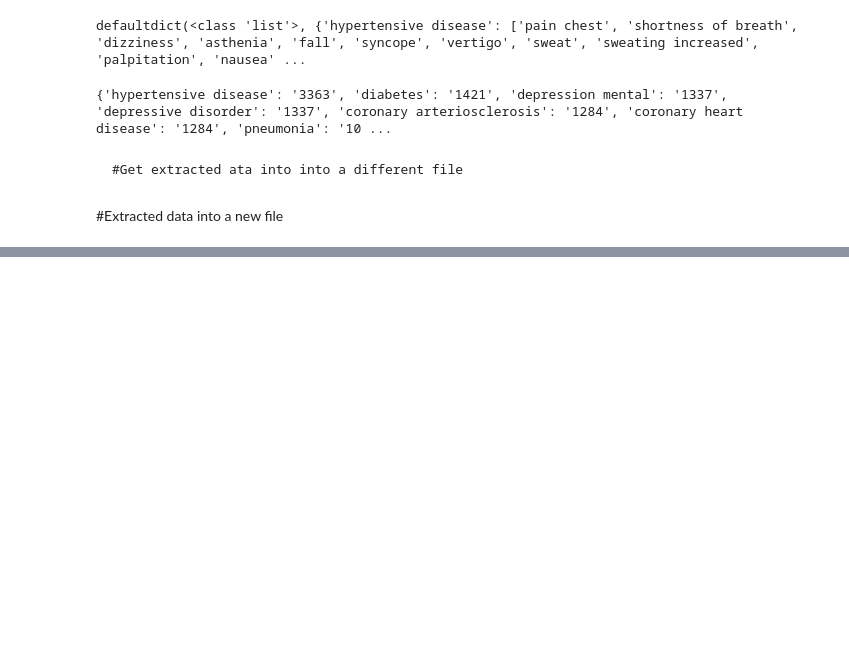
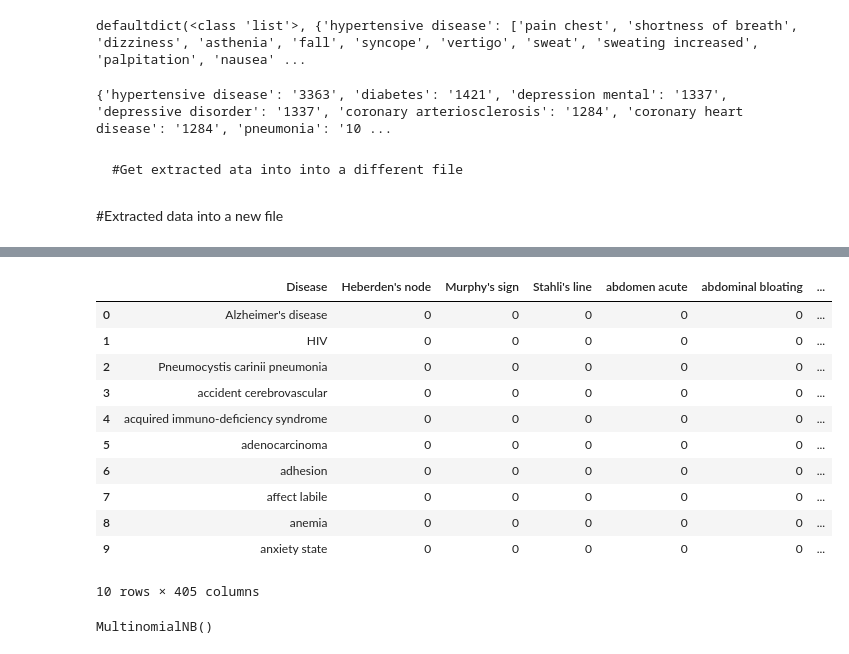
Before and after one commit to gyatashoa/final-year-project, a Jupyter notebook: data-analysis-and-ml-code/disease-set-data-preprocessing.ipynb, the cells around one changed output, grey strips where cells are left out. Drawn from its saved outputs; the diff is of its cells as text; code cells hidden in the pictures; blank space fills up the shorter version.

```diff
--- a/data-analysis-and-ml-code/disease-set-data-preprocessing.ipynb
+++ b/data-analysis-and-ml-code/disease-set-data-preprocessing.ipynb
@@ -71,0 +100,4 @@ array(['decubitus ulcer'], dtype=object)
+# %%
+df_pivoted = pd.concat([df_s,df_1], axis=1)
+# %%
+df_pivoted.drop_duplicates(keep='first',inplace=True)
@@ -71,0 +130,19 @@ array(['decubitus ulcer'], dtype=object)
+# %%
+df_pivoted = df_pivoted.groupby('Disease').sum()
+# %%
+df_pivoted = df_pivoted.reset_index()
+# %%
+df_pivoted[:10]
+# %% [output]
+|  | Disease | Heberden's node | Murphy's sign | Stahli's line | abdomen acute | abdominal bloating | ... |
+| 0 | Alzheimer's disease | 0 | 0 | 0 | 0 | 0 | ... |
+| 1 | HIV | 0 | 0 | 0 | 0 | 0 | ... |
+| 2 | Pneumocystis carinii pneumonia | 0 | 0 | 0 | 0 | 0 | ... |
+| 3 | accident cerebrovascular | 0 | 0 | 0 | 0 | 0 | ... |
+| 4 | acquired immuno-deficiency syndrome | 0 | 0 | 0 | 0 | 0 | ... |
+| 5 | adenocarcinoma | 0 | 0 | 0 | 0 | 0 | ... |
+| 6 | adhesion | 0 | 0 | 0 | 0 | 0 | ... |
+| 7 | affect labile | 0 | 0 | 0 | 0 | 0 | ... |
+| 8 | anemia | 0 | 0 | 0 | 0 | 0 | ... |
+| 9 | anxiety state | 0 | 0 | 0 | 0 | 0 | ... |
+10 rows × 405 columns
@@ -71,0 +160,5 @@ array(['decubitus ulcer'], dtype=object)
+# %%
+mnb = MultinomialNB()
+mnb.fit(X_train,y_train)
+# %% [output]
+MultinomialNB()
```
Also changed, not shown: parts of 31 cells of this notebook, 4 other files.
